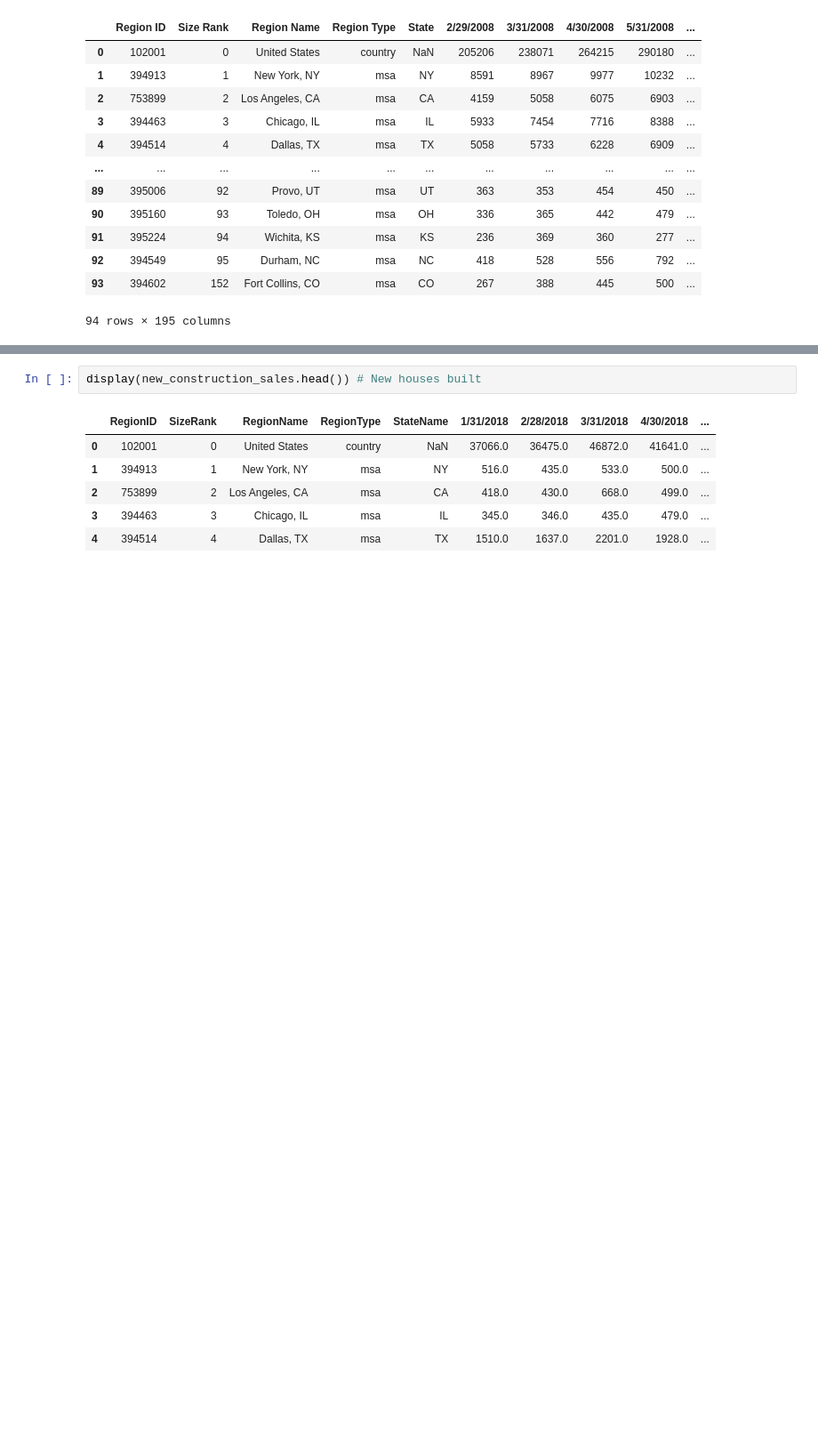
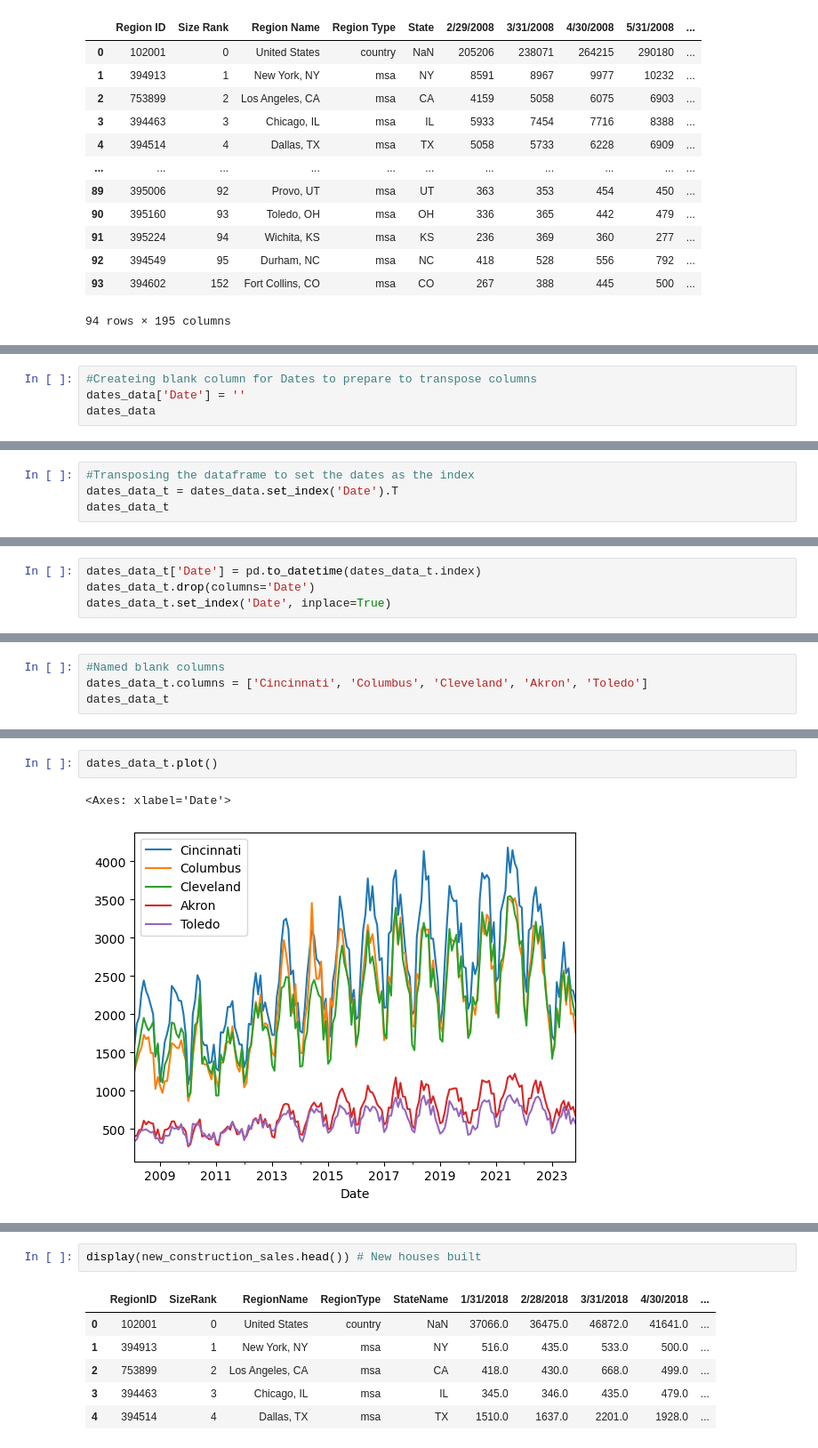
Before and after one commit to McKala1/Project-1, a Jupyter notebook: OSU_AI_Project_1_Nick.ipynb, the cells around one changed output, grey strips where cells are left out. Shown: that part at 89% size. Cells and saved outputs as stored; diff of their text form; blank space fills up the shorter version.

Commit message:
Finished house slaes charts

```diff
--- a/OSU_AI_Project_1_Nick.ipynb
+++ b/OSU_AI_Project_1_Nick.ipynb
@@ -119,0 +194,4 @@ plt.plot(metro_sales_count_renamed,
+# %%
+#Createing blank column for Dates to prepare to transpose columns
+dates_data['Date'] = ''
+dates_data
@@ -119,0 +206,4 @@ plt.plot(metro_sales_count_renamed,
+# %%
+#Transposing the dataframe to set the dates as the index
+dates_data_t = dates_data.set_index('Date').T
+dates_data_t
@@ -119,0 +224,4 @@ plt.plot(metro_sales_count_renamed,
+# %%
+dates_data_t['Date'] = pd.to_datetime(dates_data_t.index)
+dates_data_t.drop(columns='Date')
+dates_data_t.set_index('Date', inplace=True)
@@ -119,0 +249,4 @@ plt.plot(metro_sales_count_renamed,
+# %%
+#Named blank columns
+dates_data_t.columns = ['Cincinnati', 'Columbus', 'Cleveland', 'Akron', 'Toledo']
+dates_data_t
@@ -119,0 +268,5 @@ plt.plot(metro_sales_count_renamed,
+# %%
+dates_data_t.plot()
+# %% [output]
+<Axes: xlabel='Date'>
+[figure, added]
```
Also changed, not shown: parts of 14 cells of this notebook.
